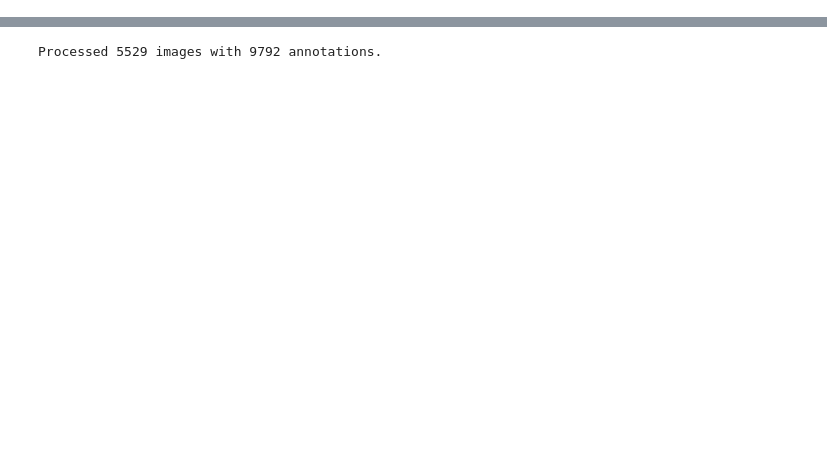
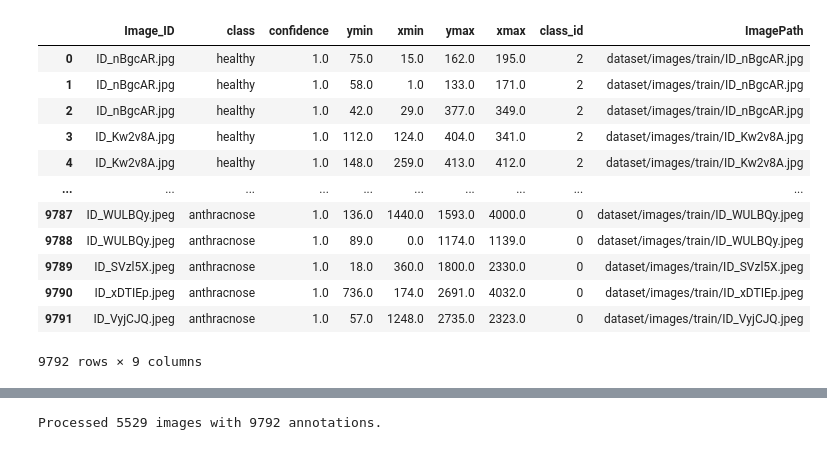
Before and after one commit to jasonosaj96/amini_cocoa_contamination, a Jupyter notebook: train_yolo.ipynb, the cells around one changed output, grey strips where cells are left out. Saved outputs shown, nothing was run; the diff lists cells and outputs as text; code cells hidden in the pictures; blank space fills up the shorter version.

```diff
--- a/train_yolo.ipynb
+++ b/train_yolo.ipynb
@@ -9,0 +7,18 @@ The autoreload extension is already loaded. To reload it, use:
+# %%
+from functions.loading_functions import *
+train_df = get_dataset("train")
+train_df
+# %% [output]
+|  | Image_ID | class | confidence | ymin | xmin | ymax | xmax | class_id | ImagePath |
+| 0 | ID_nBgcAR.jpg | healthy | 1.0 | 75.0 | 15.0 | 162.0 | 195.0 | 2 | dataset/images/train/ID_nBgcAR.jpg |
+| 1 | ID_nBgcAR.jpg | healthy | 1.0 | 58.0 | 1.0 | 133.0 | 171.0 | 2 | dataset/images/train/ID_nBgcAR.jpg |
+| 2 | ID_nBgcAR.jpg | healthy | 1.0 | 42.0 | 29.0 | 377.0 | 349.0 | 2 | dataset/images/train/ID_nBgcAR.jpg |
+| 3 | ID_Kw2v8A.jpg | healthy | 1.0 | 112.0 | 124.0 | 404.0 | 341.0 | 2 | dataset/images/train/ID_Kw2v8A.jpg |
+| 4 | ID_Kw2v8A.jpg | healthy | 1.0 | 148.0 | 259.0 | 413.0 | 412.0 | 2 | dataset/images/train/ID_Kw2v8A.jpg |
+| ... | ... | ... | ... | ... | ... | ... | ... | ... | ... |
+| 9787 | ID_WULBQy.jpeg | anthracnose | 1.0 | 136.0 | 1440.0 | 1593.0 | 4000.0 | 0 | dataset/images/train/ID_WULBQy.jpeg |
+| 9788 | ID_WULBQy.jpeg | anthracnose | 1.0 | 89.0 | 0.0 | 1174.0 | 1139.0 | 0 | dataset/images/train/ID_WULBQy.jpeg |
+| 9789 | ID_SVzl5X.jpeg | anthracnose | 1.0 | 18.0 | 360.0 | 1800.0 | 2330.0 | 0 | dataset/images/train/ID_SVzl5X.jpeg |
+| 9790 | ID_xDTIEp.jpeg | anthracnose | 1.0 | 736.0 | 174.0 | 2691.0 | 4032.0 | 0 | dataset/images/train/ID_xDTIEp.jpeg |
+| 9791 | ID_VyjCJQ.jpeg | anthracnose | 1.0 | 57.0 | 1248.0 | 2735.0 | 2323.0 | 0 | dataset/images/train/ID_VyjCJQ.jpeg |
+9792 rows × 9 columns
```
Also changed, not shown: parts of 20 cells of this notebook, 9 other files.
